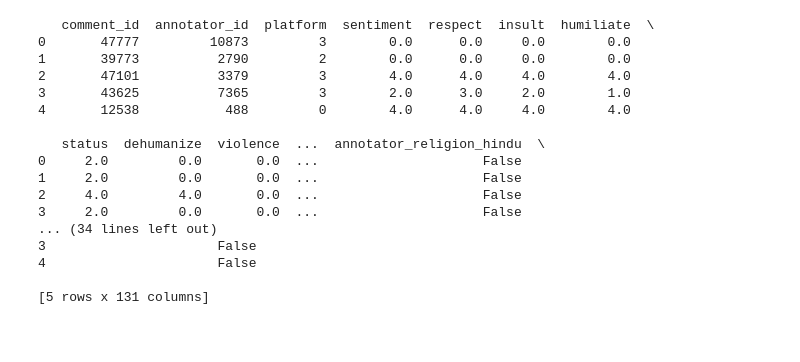
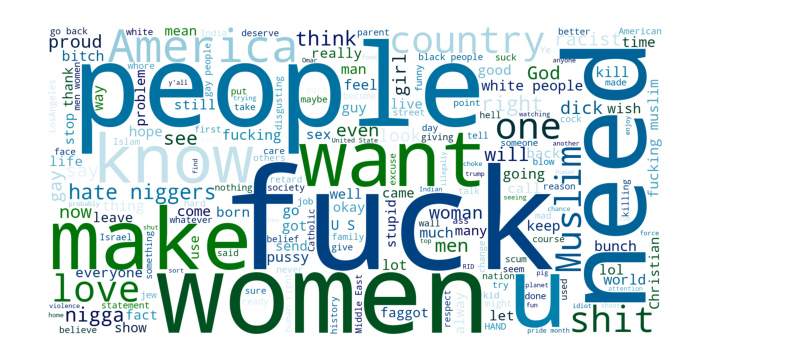
Before and after one commit to deboisemeane/hate-speech-nlp, a Jupyter notebook: visualisation/dataset_exploration.ipynb, the cells around one changed output. Saved outputs shown, nothing was run; the diff lists cells and outputs as text; code cells hidden in the pictures; blank space fills up the shorter version.

Commit message:
Added wordcloud

```diff
--- a/visualisation/dataset_exploration.ipynb
+++ b/visualisation/dataset_exploration.ipynb
@@ -7,22 +7,17 @@ import os
 # %%
 #Load Dataframe
 df = pd.read_csv('../data/raw/measuring-hate-speech-train.csv')
-print(df.head())
-# %% [output]
-   comment_id  annotator_id  platform  sentiment  respect  insult  humiliate  \
-0       47777         10873         3        0.0      0.0     0.0        0.0
-1       39773          2790         2        0.0      0.0     0.0        0.0
-2       47101          3379         3        4.0      4.0     4.0        4.0
-3       43625          7365         3        2.0      3.0     2.0        1.0
-4       12538           488         0        4.0      4.0     4.0        4.0
-
-   status  dehumanize  violence  ...  annotator_religion_hindu  \
-0     2.0         0.0       0.0  ...                     False
-1     2.0         0.0       0.0  ...                     False
-2     4.0         4.0       0.0  ...                     False
-3     2.0         0.0       0.0  ...                     False
-... (34 lines left out)
-3                      False
-4                      False
-
-[5 rows x 131 columns]
+# %%
+#Generate Word Cloud
+from wordcloud import WordCloud, STOPWORDS
+
+stopwords = list(STOPWORDS) + ['URL']
+wordcloud = WordCloud(colormap='ocean', background_color='white', stopwords=stopwords, width=1600, height = 800).generate(' '.join(df['text']))
+
+plt.figure(figsize=(8,4))
+
+plt.imshow(wordcloud)
+plt.axis("off")
+plt.show()
+# %% [output]
+[figure, added]
```
